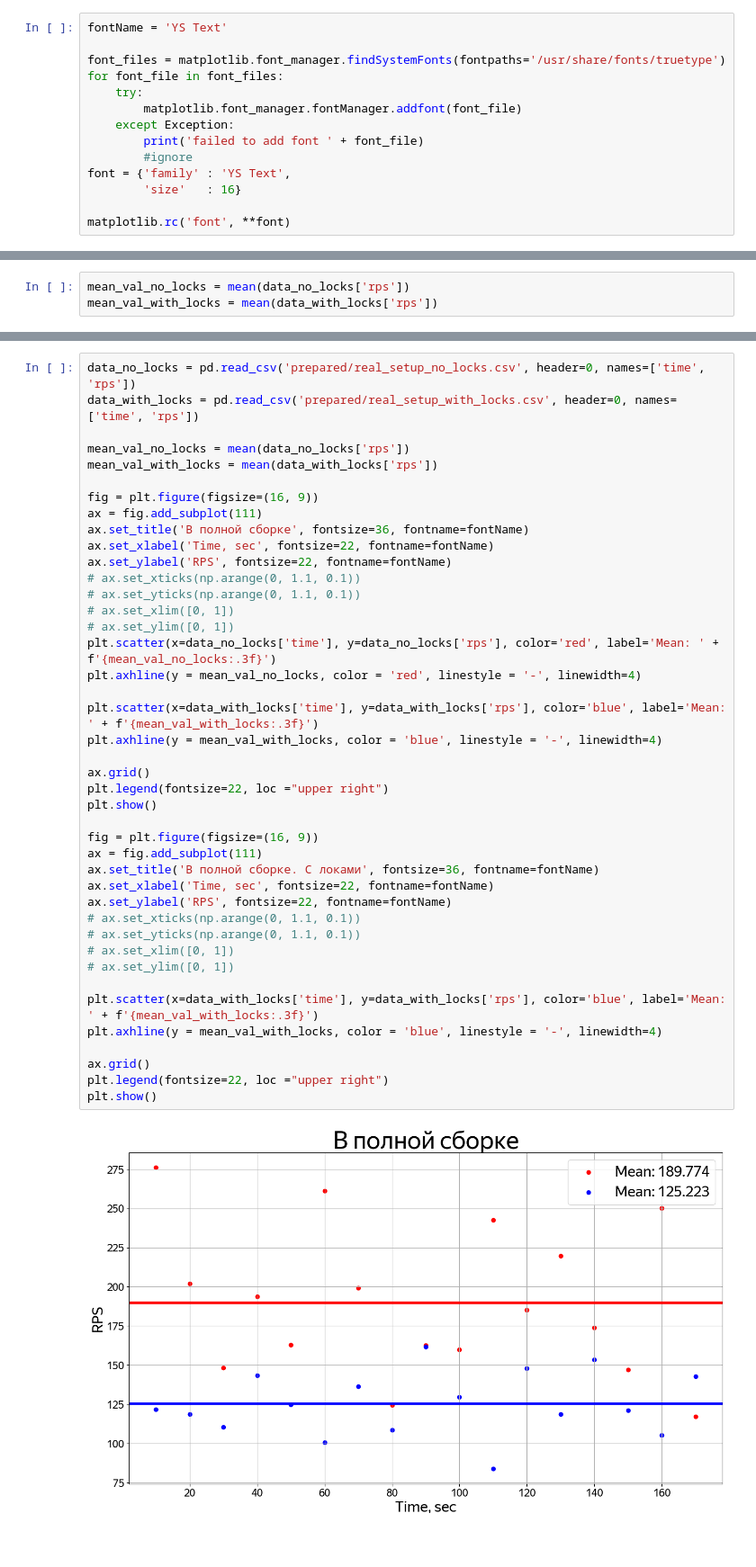
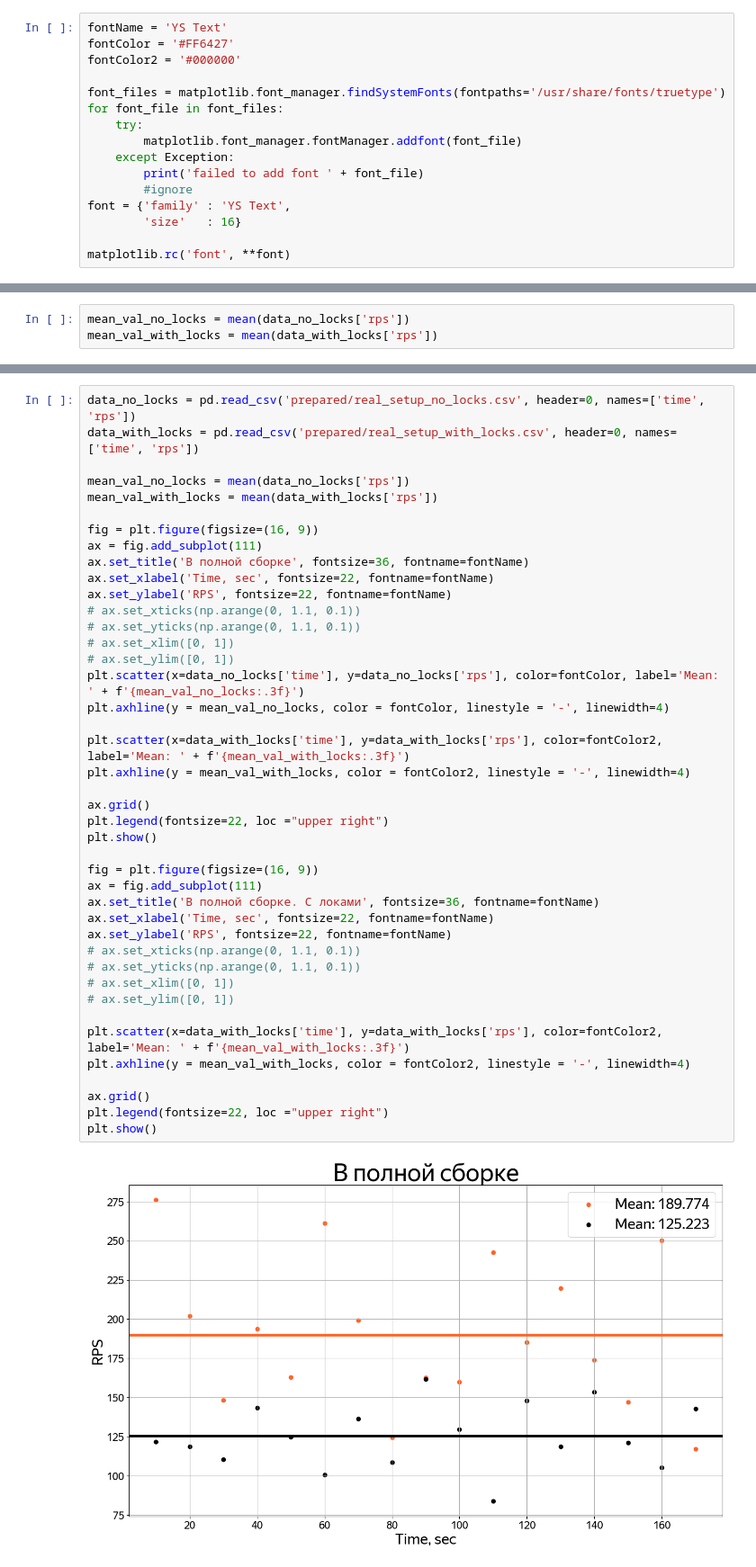
Before and after one commit to elstano/tmost_state_machine_bench, a Jupyter notebook: ipnb/graphs.ipynb, the cells around one changed output, grey strips where cells are left out. Shown at 90% size. Saved outputs shown, nothing was run; the diff lists cells and outputs as text.

```diff
--- a/ipnb/graphs.ipynb
+++ b/ipnb/graphs.ipynb
@@ -6,6 +6,8 @@ from statistics import mean
 import matplotlib.font_manager
 # %%
 fontName = 'YS Text'
+fontColor = '#FF6427'
+fontColor2 = '#000000'
 
 font_files = matplotlib.font_manager.findSystemFonts(fontpaths='/usr/share/fonts/truetype')
 for font_file in font_files:
@@ -89,37 +91,37 @@ mean_val_with_locks = mean(data_with_locks['rps'])
 fig = plt.figure(figsize=(16, 9))
 ax = fig.add_subplot(111)
 ax.set_title('В полной сборке', fontsize=36, fontname=fontName)
 ax.set_xlabel('Time, sec', fontsize=22, fontname=fontName)
 ax.set_ylabel('RPS', fontsize=22, fontname=fontName)
 # ax.set_xticks(np.arange(0, 1.1, 0.1))
 # ax.set_yticks(np.arange(0, 1.1, 0.1))
 # ax.set_xlim([0, 1])
 # ax.set_ylim([0, 1])
-plt.scatter(x=data_no_locks['time'], y=data_no_locks['rps'], color='red', label='Mean: ' + f'{mean_val_no_locks:.3f}')
-plt.axhline(y = mean_val_no_locks, color = 'red', linestyle = '-', linewidth=4)
+plt.scatter(x=data_no_locks['time'], y=data_no_locks['rps'], color=fontColor, label='Mean: ' + f'{mean_val_no_locks:.3f}')
+plt.axhline(y = mean_val_no_locks, color = fontColor, linestyle = '-', linewidth=4)
 
-plt.scatter(x=data_with_locks['time'], y=data_with_locks['rps'], color='blue', label='Mean: ' + f'{mean_val_with_locks:.3f}')
-plt.axhline(y = mean_val_with_locks, color = 'blue', linestyle = '-', linewidth=4)
+plt.scatter(x=data_with_locks['time'], y=data_with_locks['rps'], color=fontColor2, label='Mean: ' + f'{mean_val_with_locks:.3f}')
+plt.axhline(y = mean_val_with_locks, color = fontColor2, linestyle = '-', linewidth=4)
 
 ax.grid()
 plt.legend(fontsize=22, loc ="upper right")
 plt.show()
 
 fig = plt.figure(figsize=(16, 9))
 ax = fig.add_subplot(111)
 ax.set_title('В полной сборке. С локами', fontsize=36, fontname=fontName)
 ax.set_xlabel('Time, sec', fontsize=22, fontname=fontName)
 ax.set_ylabel('RPS', fontsize=22, fontname=fontName)
 # ax.set_xticks(np.arange(0, 1.1, 0.1))
 # ax.set_yticks(np.arange(0, 1.1, 0.1))
 # ax.set_xlim([0, 1])
 # ax.set_ylim([0, 1])
 
-plt.scatter(x=data_with_locks['time'], y=data_with_locks['rps'], color='blue', label='Mean: ' + f'{mean_val_with_locks:.3f}')
-plt.axhline(y = mean_val_with_locks, color = 'blue', linestyle = '-', linewidth=4)
+plt.scatter(x=data_with_locks['time'], y=data_with_locks['rps'], color=fontColor2, label='Mean: ' + f'{mean_val_with_locks:.3f}')
+plt.axhline(y = mean_val_with_locks, color = fontColor2, linestyle = '-', linewidth=4)
 
 ax.grid()
 plt.legend(fontsize=22, loc ="upper right")
 plt.show()
 # %% [output]
-[figure, old version]
+[figure, new version]
```
Also changed, not shown: parts of 4 cells of this notebook, 2 other files.
